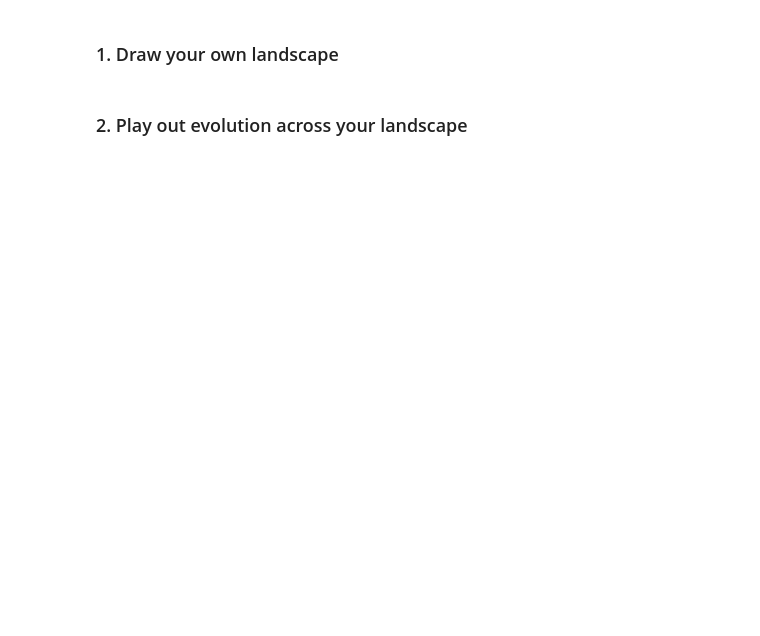
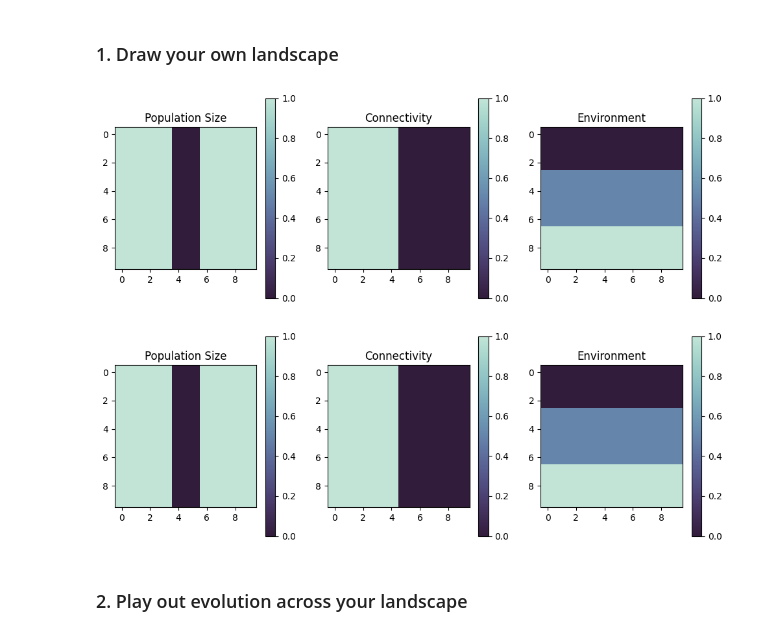
Before and after one commit to AnushaPB/evodoodle, a Jupyter notebook: evodoodle_notebook.ipynb, the cells around one changed output. Drawn from its saved outputs; the diff is of its cells as text; code cells hidden in the pictures; blank space fills up the shorter version.

```diff
--- a/evodoodle_notebook.ipynb
+++ b/evodoodle_notebook.ipynb
@@ -20,3 +26,10 @@ connectivity = draw_landscape(d = 10)
 
 # Draw your environment for local adaptation
 environment = draw_landscape(d = 10)
+# %%
+%matplotlib inline
+# You can plot all your landscapes using plot_landscapes()
+plot_landscapes(population_size, connectivity, environment)
+# %% [output]
+[figure, added]
+[figure, added]
```
Also changed, not shown: parts of 10 cells of this notebook, 3 other files.
